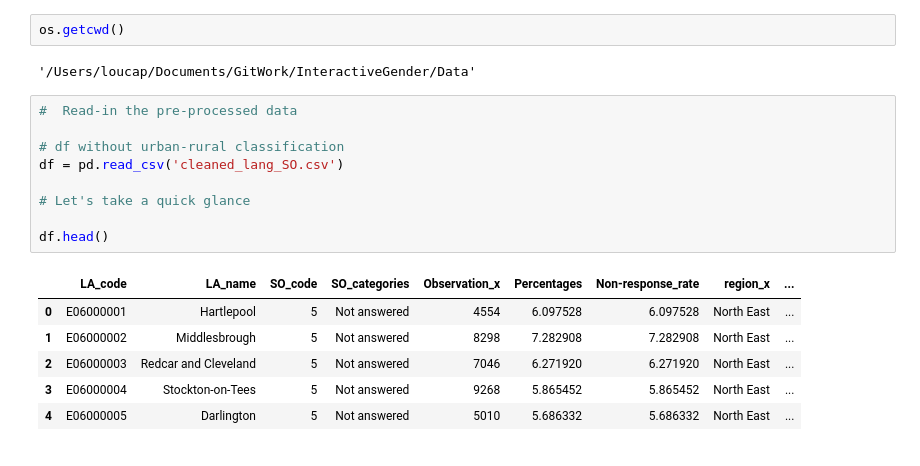
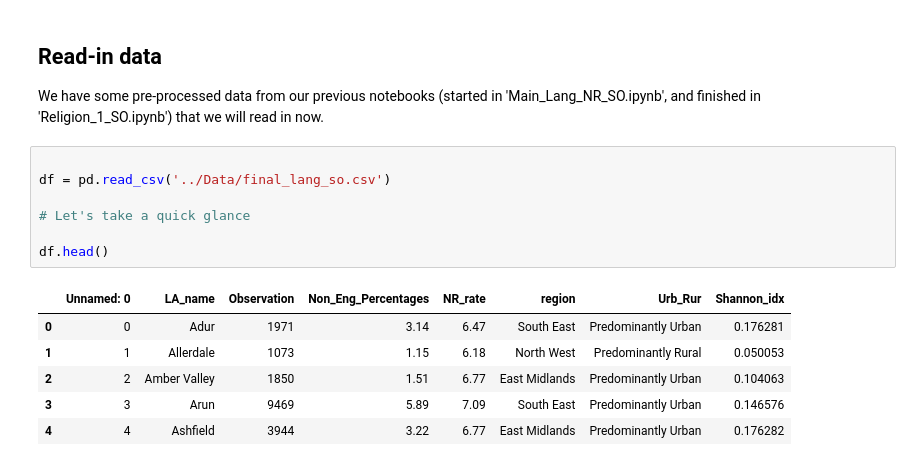
Before and after one commit to UKDataServiceOpen/InteractiveGender, a Jupyter notebook: Python/SO_outputs.ipynb, the cells around one changed output. Drawn from its saved outputs; the diff is of its cells as text.

```diff
--- a/Python/SO_outputs.ipynb
+++ b/Python/SO_outputs.ipynb
@@ -57,20 +30,18 @@ os.chdir(data_dir)
-# %%
-os.getcwd()
-# %% [output]
-'/Users/loucap/Documents/GitWork/InteractiveGender/Data'
+# %% [markdown]
+## Read-in data
+
+We have some pre-processed data from our previous notebooks (started in 'Main_Lang_NR_SO.ipynb', and finished in 'Religion_1_SO.ipynb') that we will read in now.
 # %%
-#  Read-in the pre-processed data
 
-# df without urban-rural classification
-df = pd.read_csv('cleaned_lang_SO.csv')
+df = pd.read_csv('../Data/final_lang_so.csv')
 
 # Let's take a quick glance
 
 df.head()
 # %% [output]
-|  | LA_code | LA_name | SO_code | SO_categories | Observation_x | Percentages | Non-response_rate | region_x | ... |
-| 0 | E06000001 | Hartlepool | 5 | Not answered | 4554 | 6.097528 | 6.097528 | North East | ... |
-| 1 | E06000002 | Middlesbrough | 5 | Not answered | 8298 | 7.282908 | 7.282908 | North East | ... |
-| 2 | E06000003 | Redcar and Cleveland | 5 | Not answered | 7046 | 6.271920 | 6.271920 | North East | ... |
-| 3 | E06000004 | Stockton-on-Tees | 5 | Not answered | 9268 | 5.865452 | 5.865452 | North East | ... |
-| 4 | E06000005 | Darlington | 5 | Not answered | 5010 | 5.686332 | 5.686332 | North East | ... |
+|  | Unnamed: 0 | LA_name | Observation | Non_Eng_Percentages | NR_rate | region | Urb_Rur | Shannon_idx |
+| 0 | 0 | Adur | 1971 | 3.14 | 6.47 | South East | Predominantly Urban | 0.176281 |
+| 1 | 1 | Allerdale | 1073 | 1.15 | 6.18 | North West | Predominantly Rural | 0.050053 |
+| 2 | 2 | Amber Valley | 1850 | 1.51 | 6.77 | East Midlands | Predominantly Urban | 0.104063 |
+| 3 | 3 | Arun | 9469 | 5.89 | 7.09 | South East | Predominantly Urban | 0.146576 |
+| 4 | 4 | Ashfield | 3944 | 3.22 | 6.77 | East Midlands | Predominantly Urban | 0.176282 |
```
Also changed, not shown: parts of 23 cells of this notebook, 3 other files.
